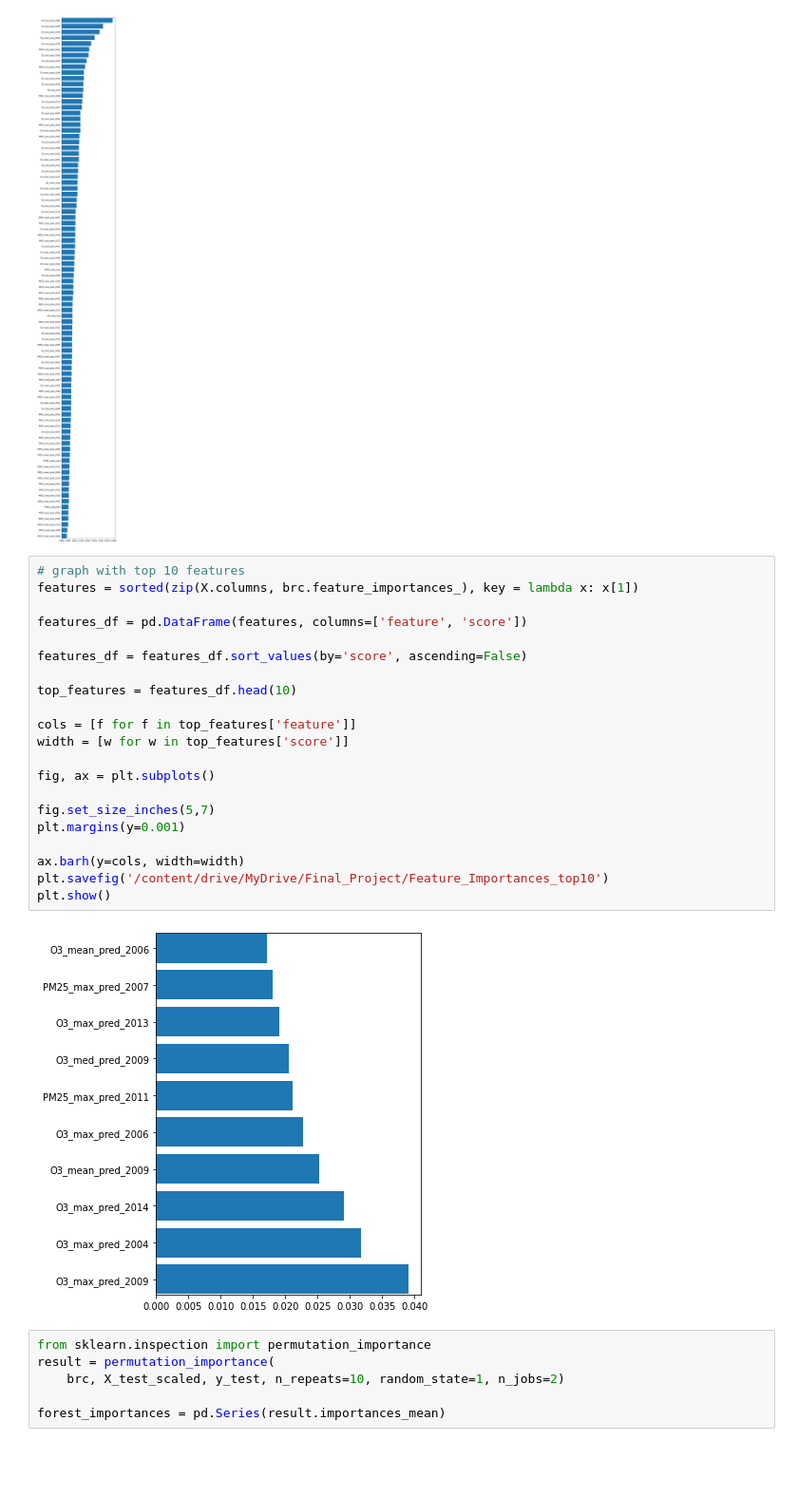
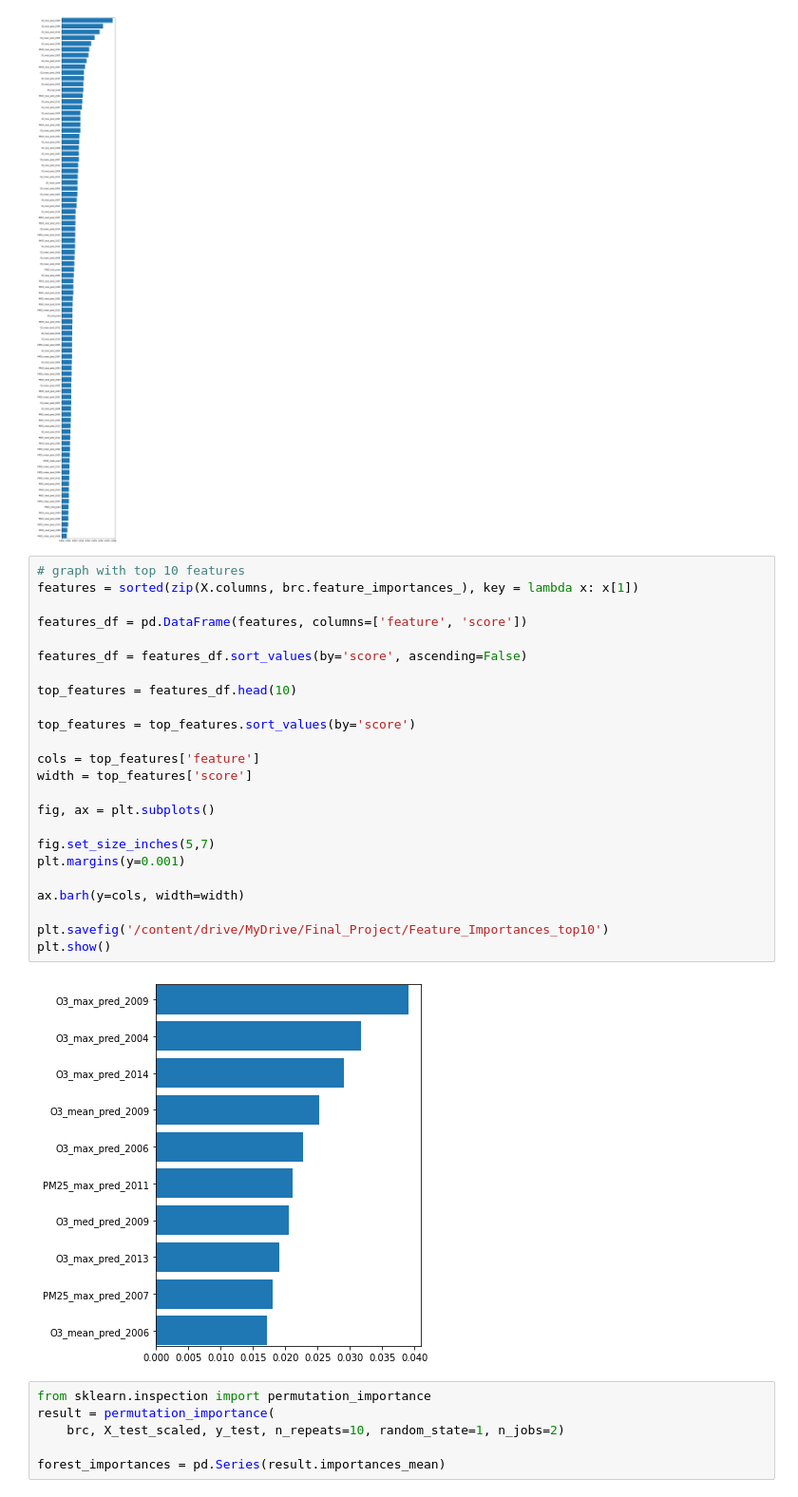
Before and after one commit to cbeckler/eco_cancer_incidence_rates, a Jupyter notebook: Balanced_random_forest_model.ipynb, the cells around one changed output. Shown at 95% size. Saved outputs shown, nothing was run; the diff lists cells and outputs as text; blank space fills up the shorter version.

```diff
--- a/Balanced_random_forest_model.ipynb
+++ b/Balanced_random_forest_model.ipynb
@@ -293,26 +293,29 @@ plt.show()
 # %%
 # graph with top 10 features
 features = sorted(zip(X.columns, brc.feature_importances_), key = lambda x: x[1])
 
 features_df = pd.DataFrame(features, columns=['feature', 'score'])
 
 features_df = features_df.sort_values(by='score', ascending=False)
 
 top_features = features_df.head(10)
 
-cols = [f for f in top_features['feature']]
-width = [w for w in top_features['score']]
+top_features = top_features.sort_values(by='score')
+
+cols = top_features['feature']
+width = top_features['score']
 
 fig, ax = plt.subplots()
 
 fig.set_size_inches(5,7)
 plt.margins(y=0.001)
 
 ax.barh(y=cols, width=width)
+
 plt.savefig('/content/drive/MyDrive/Final_Project/Feature_Importances_top10')
 plt.show()
 # %% [output]
-[figure, old version]
+[figure, new version]
 # %%
 from sklearn.inspection import permutation_importance
 result = permutation_importance(
```
